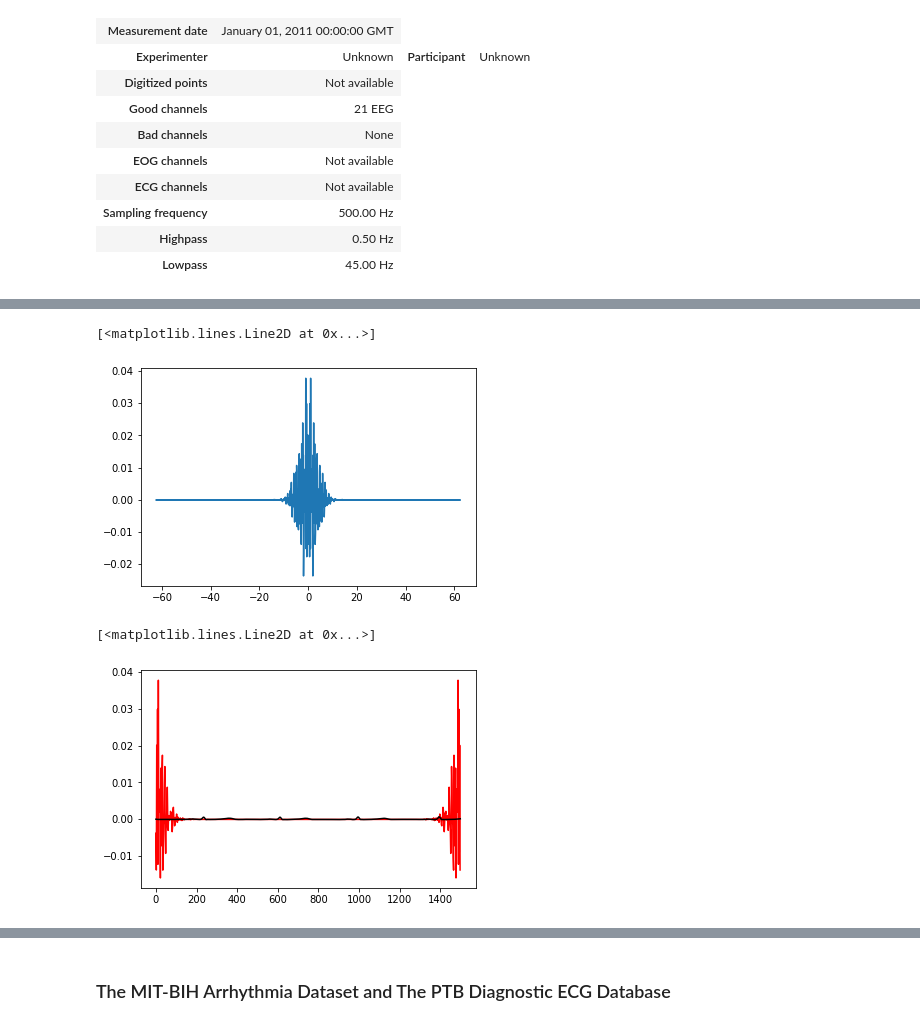
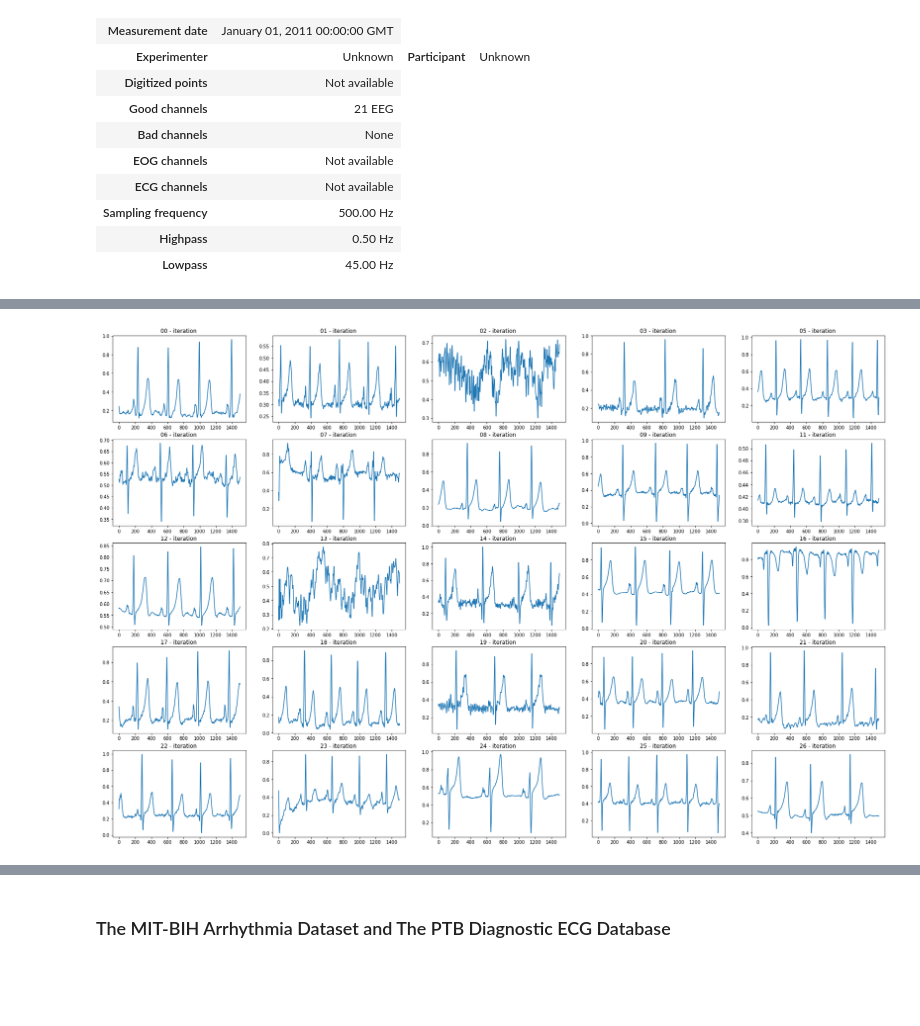
Before and after one commit to hK04/BioTechDaysMIPT2022, a Jupyter notebook: main.ipynb, the cells around one changed output, grey strips where cells are left out. Drawn from its saved outputs; the diff is of its cells as text; code cells hidden in the pictures; blank space fills up the shorter version.

```diff
--- a/main.ipynb
+++ b/main.ipynb
@@ -96,5 +110,0 @@ xf = fftfreq(1500, 1 / 125)
-# %%
-plt.plot(xf, yf)
-# %% [output]
-[<matplotlib.lines.Line2D at 0x...>]
-[figure, removed]
@@ -103,8 +111,8 @@ y = fft(data_first['ECG ECG'][:1500].to_numpy())
-# %%
-plt.plot(np.arange(0, 1500, 2),[y[i] for i in range(0, y.shape[0], 2)], color = 'red')
-#plt.plot(np.arange(1, 500, 2),[y[i] for i in range(1, y.shape[0], 2)], color = 'green')
-#plt.plot(y, color = 'blue')
-plt.plot(data_first['ECG ECG'][:1500].to_numpy(), color = 'black')
-# %% [output]
-[<matplotlib.lines.Line2D at 0x...>]
-[figure, removed]
+# %%
+fig, ax = plt.subplots(figsize = (30, 20), nrows = 5, ncols = 5)
+
+for i in range(25):i
+    ax[(i - 25 )// 5][(i - 25 ) % 5].plot(data_arithmetic[indexes[i]][:1500].to_numpy())
+    ax[(i - 25 ) // 5][(i - 25 ) % 5].set_title(indexes[i] + ' - iteration ')
+# %% [output]
+[figure, added]
```
Also changed, not shown: parts of 19 cells of this notebook.
